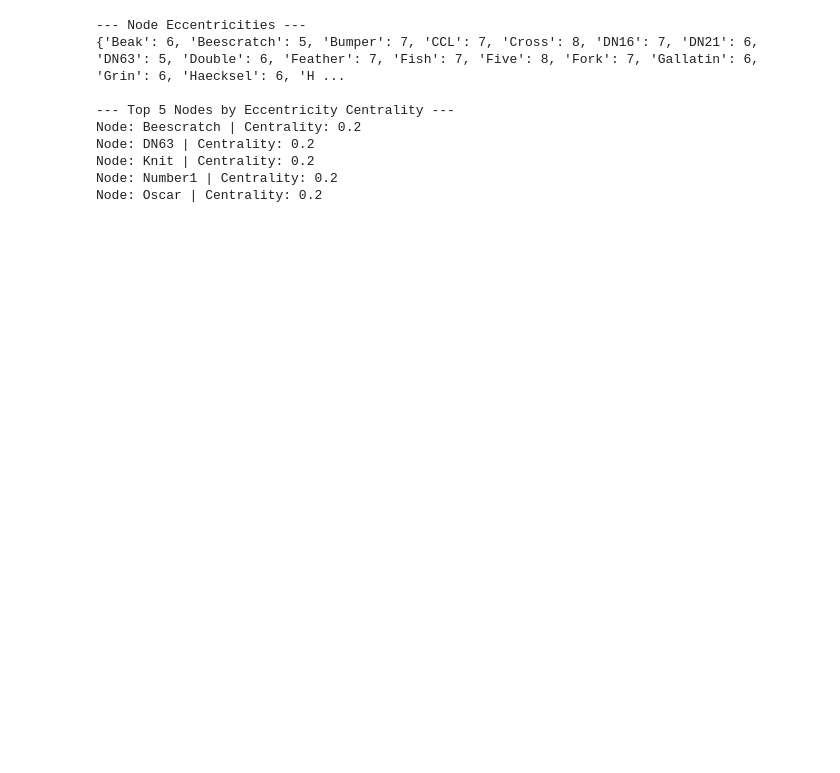
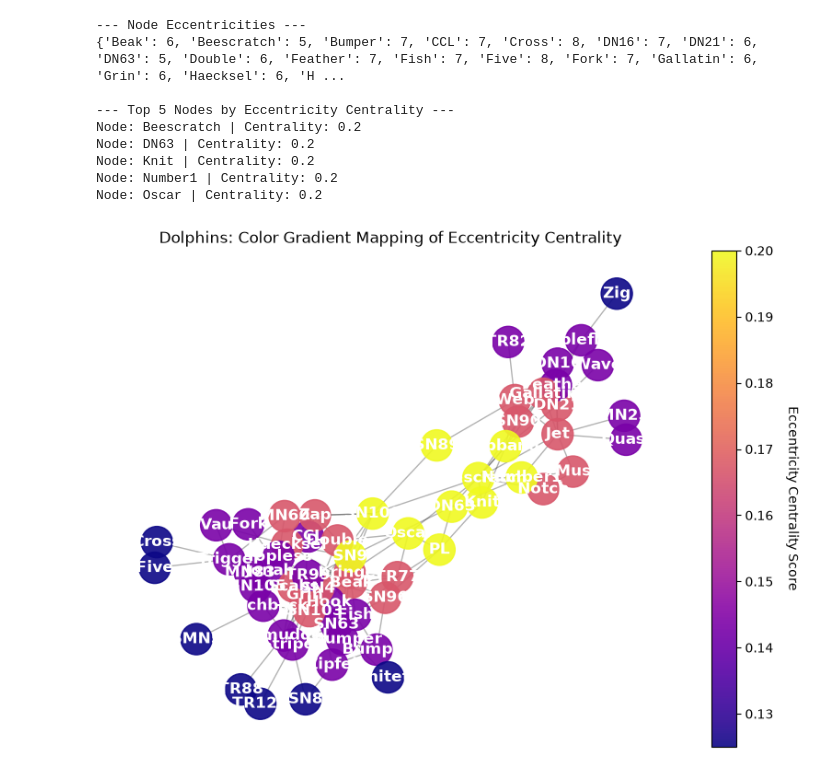
Before and after one commit to siddharth-mcs26-web/Network-Science, a Jupyter notebook: eccentricity_centrality.ipynb, the cells around one changed output. Saved outputs shown, nothing was run; the diff lists cells and outputs as text; code cells hidden in the pictures; blank space fills up the shorter version.

```diff
--- a/eccentricity_centrality.ipynb
+++ b/eccentricity_centrality.ipynb
@@ -67,29 +101,62 @@ Node: Ghost Wars | Centrality: 0.25
 # %%
 import networkx as nx
-
+from collections import deque
+import matplotlib.pyplot as plt
 G = nx.read_gml("dolphins.gml")
 
 nodes = list(G.nodes())
 edges = list(G.edges())
 
 eccentricity_centrality, eccentricity = Calculate_eccentricity(nodes, edges)
 
 print("--- Node Eccentricities ---")
 print(eccentricity)
 
 print("\n--- Top 5 Nodes by Eccentricity Centrality ---")
 sorted_centrality = sorted(
     eccentricity_centrality.items(), key=lambda item: item[1], reverse=True
 )
 for node, centrality in sorted_centrality[:5]:
     print(f"Node: {node} | Centrality: {centrality}")
+
+node_order = list(G.nodes())
+centrality_scores = [eccentricity_centrality[node] for node in node_order]
+
+# 3. Define layout
+pos = nx.spring_layout(G, seed=42)
+
+plt.figure(figsize=(10, 7))
+
+# 4. Draw nodes using a color gradient ('plasma' colormap)
+nodes_drawn = nx.draw_networkx_nodes(
+    G,
+    pos,
+    nodelist=node_order,
+    node_color=centrality_scores,  # Array of numeric scores
+    cmap=plt.cm.plasma,  # Color gradient palette
+    node_size=600,
+    alpha=0.9,
+)
+
+# 5. Draw edges and labels
+nx.draw_networkx_edges(G, pos, alpha=0.3)
+nx.draw_networkx_labels(G, pos, font_color="white", font_weight="bold")
+
+# 6. Add a Colorbar legend to interpret the colors
+color_bar = plt.colorbar(nodes_drawn)
+color_bar.set_label("Eccentricity Centrality Score", rotation=270, labelpad=20)
+
+plt.title("Dolphins: Color Gradient Mapping of Eccentricity Centrality")
+plt.axis("off")
+plt.show()
 # %% [output]
 --- Node Eccentricities ---
 {'Beak': 6, 'Beescratch': 5, 'Bumper': 7, 'CCL': 7, 'Cross': 8, 'DN16': 7, 'DN21': 6, 'DN63': 5, 'Double': 6, 'Feather': 7, 'Fish': 7, 'Five': 8, 'Fork': 7, 'Gallatin': 6, 'Grin': 6, 'Haecksel': 6, 'H ...
 
 --- Top 5 Nodes by Eccentricity Centrality ---
 Node: Beescratch | Centrality: 0.2
 Node: DN63 | Centrality: 0.2
 Node: Knit | Centrality: 0.2
 Node: Number1 | Centrality: 0.2
 Node: Oscar | Centrality: 0.2
+[figure, added]
```
Also changed, not shown: parts of 5 cells of this notebook.
